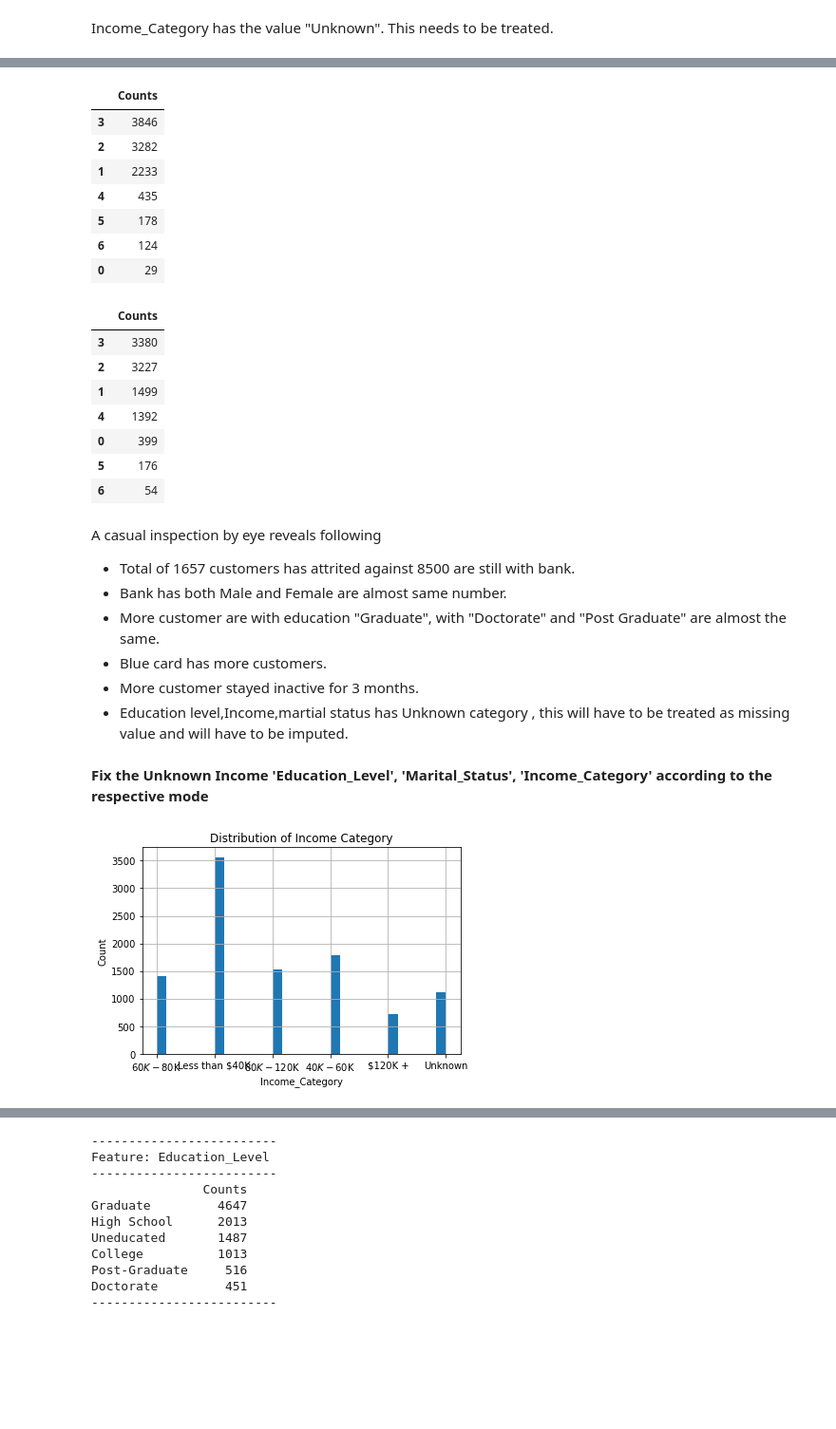
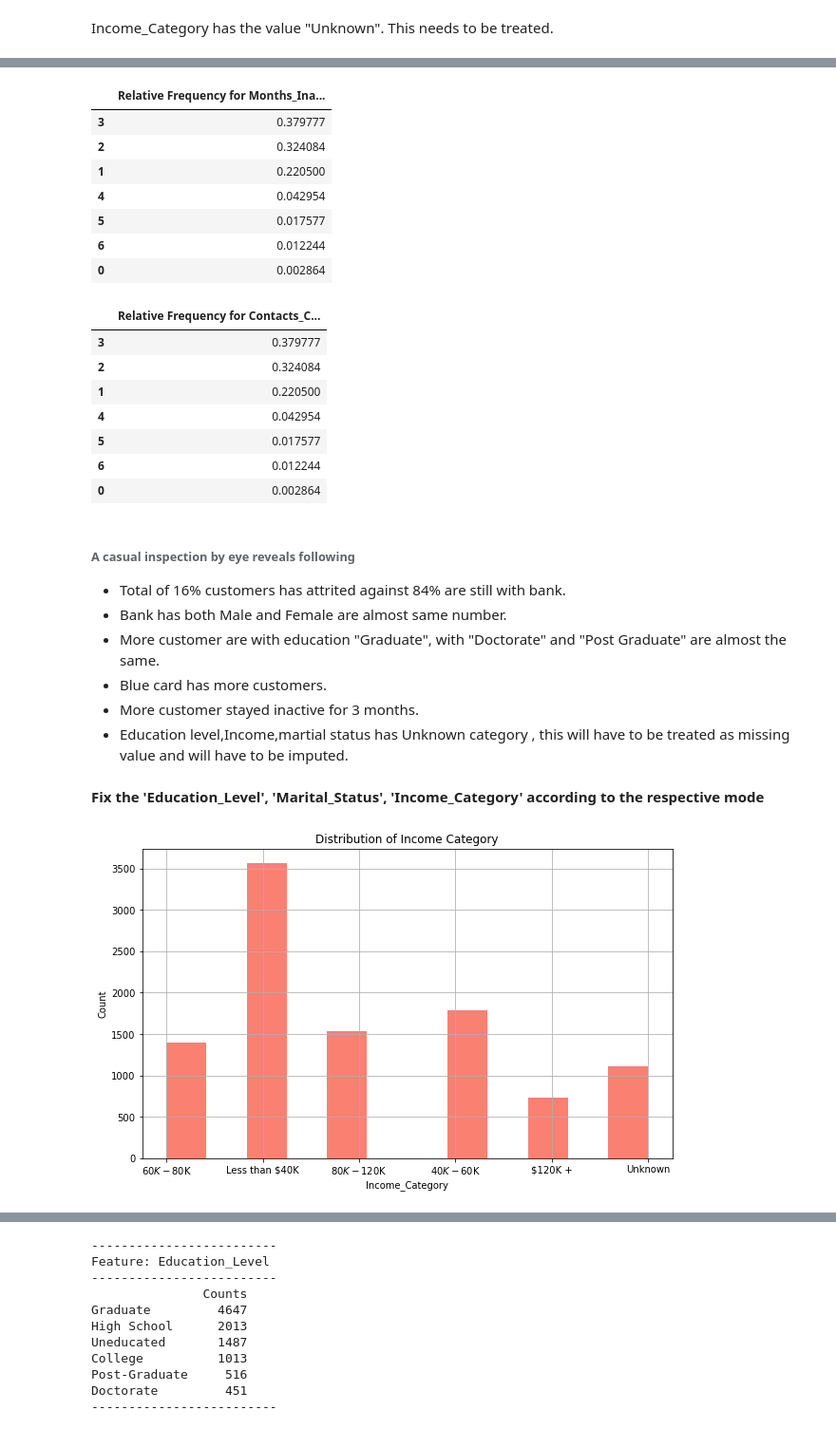
Before and after one commit to shaisid01/Data-Science, a Jupyter notebook: CapstoneProjects/Capstone 2/Notebooks/02_data_wrangling.ipynb, the cells around one changed output, grey strips where cells are left out. Shown at 95% size. Saved outputs shown, nothing was run; the diff lists cells and outputs as text; code cells hidden in the pictures; blank space fills up the shorter version.

```diff
--- a/CapstoneProjects/Capstone 2/Notebooks/02_data_wrangling.ipynb
+++ b/CapstoneProjects/Capstone 2/Notebooks/02_data_wrangling.ipynb
@@ -75,7 +76,7 @@ from library.sb_utils import save_file
 # %% [markdown]
 ## Load The Credit Card Customer Attrition Prediction Data<a id='Load_The_CC_Attrition_Data'></a>
 # %%
-ccattr_data = pd.read_csv('../Data/BankChurners.csv')
+ccattr_data = pd.read_csv('../Data/BankChurners.csv',header=0)
 # %% [markdown]
 Good first steps in auditing the data are the info method and displaying the first few records with head.
 # %%
@@ -252,6 +253,3 @@ dtype: int64
-# %%
-#dropping CLIENTNUM
-ccattr_data.drop(['CLIENTNUM'],axis=1,inplace=True)
 # %%
 # get into more specfic , find the unique values for categorical data
 cat_col = ccattr_data.select_dtypes(include = ['object'])
@@ -371,44 +354,43 @@ pd.DataFrame({"Counts": ccattr_data['Total_Relationship_Count'].
 # %%
-#unique values and their counts for Months_Inactive_12_mon
-pd.DataFrame({"Counts": ccattr_data['Months_Inactive_12_mon'].
-              value_counts(dropna=False)}).sort_values(by='Counts', ascending=False)
+#unique values and their Relative Frequency for Months_Inactive_12_mon
+pd.DataFrame({"Relative Frequency for Months_Inactive_12_mon": ccattr_data['Months_Inactive_12_mon'].value_counts(normalize=True)})
 # %% [output]
-|  | Counts |
-| 3 | 3846 |
-| 2 | 3282 |
-| 1 | 2233 |
-| 4 | 435 |
-| 5 | 178 |
-| 6 | 124 |
-| 0 | 29 |
+|  | Relative Frequency for Months_Ina... |
+| 3 | 0.379777 |
+| 2 | 0.324084 |
+| 1 | 0.220500 |
+| 4 | 0.042954 |
+| 5 | 0.017577 |
+| 6 | 0.012244 |
+| 0 | 0.002864 |
 # %%
-#unique values and their counts for Contacts_Count_12_mon
-pd.DataFrame({"Counts": ccattr_data['Contacts_Count_12_mon'].
-              value_counts(dropna=False)}).sort_values(by='Counts', ascending=False)
+#unique values and their Relative Frequency for Contacts_Count_12_mon
+pd.DataFrame({"Relative Frequency for Contacts_Count_12_mon": ccattr_data['Months_Inactive_12_mon'].value_counts(normalize=True)})
 # %% [output]
-|  | Counts |
-| 3 | 3380 |
-| 2 | 3227 |
-| 1 | 1499 |
-| 4 | 1392 |
-| 0 | 399 |
-| 5 | 176 |
-| 6 | 54 |
+|  | Relative Frequency for Contacts_C... |
+| 3 | 0.379777 |
+| 2 | 0.324084 |
+| 1 | 0.220500 |
+| 4 | 0.042954 |
+| 5 | 0.017577 |
+| 6 | 0.012244 |
+| 0 | 0.002864 |
 # %% [markdown]
-A casual inspection by eye reveals following
-* Total of 1657 customers has attrited against 8500 are still with bank.
+###### A casual inspection by eye reveals following
+* Total of 16% customers has attrited against 84% are still with bank.
 * Bank has both Male and Female are almost same number.
 * More customer are with education "Graduate", with "Doctorate" and "Post Graduate" are almost the same.
 * Blue card has more customers.
 * More customer stayed inactive for 3 months.
 * Education level,Income,martial status has Unknown category , this will have to be treated as missing value and will have to be imputed.
 # %% [markdown]
-**Fix the Unknown Income 'Education_Level', 'Marital_Status', 'Income_Category' according to the respective mode**
+**Fix the 'Education_Level', 'Marital_Status', 'Income_Category' according to the respective mode**
 # %%
-ccattr_data["Income_Category"].hist(bins=30)
+plt.figure(figsize=(10,6))
+ccattr_data["Income_Category"].hist(bins=12,color = "salmon")
 plt.xlabel('Income_Category')
 plt.ylabel('Count')
 plt.title('Distribution of Income Category');
 # %% [output]
-[figure, old version]
+[figure, new version]
 # %%
```
Also changed, not shown: parts of 62 cells of this notebook.
